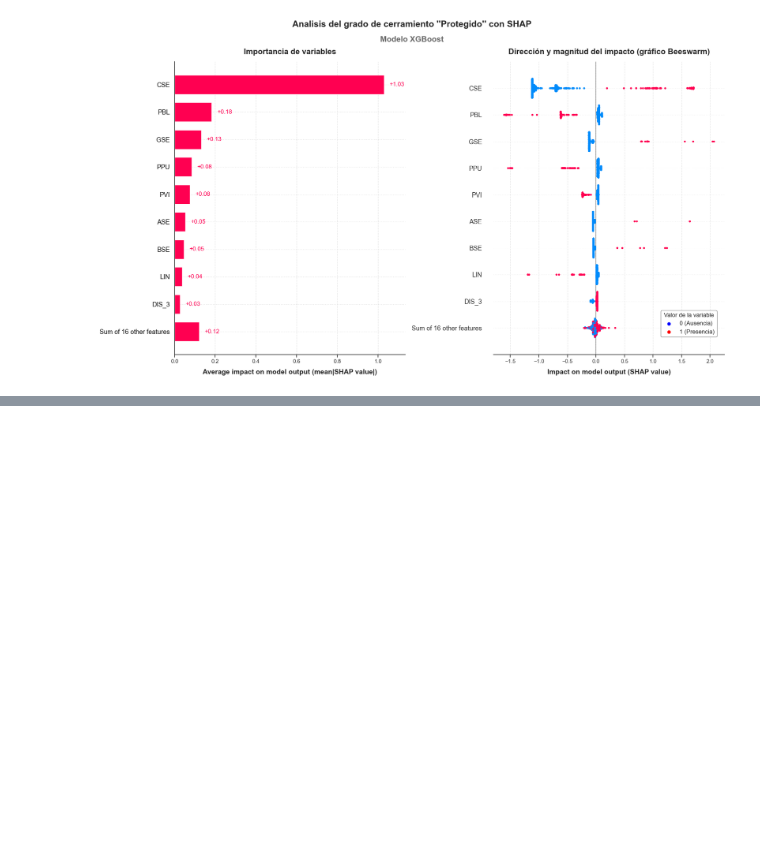
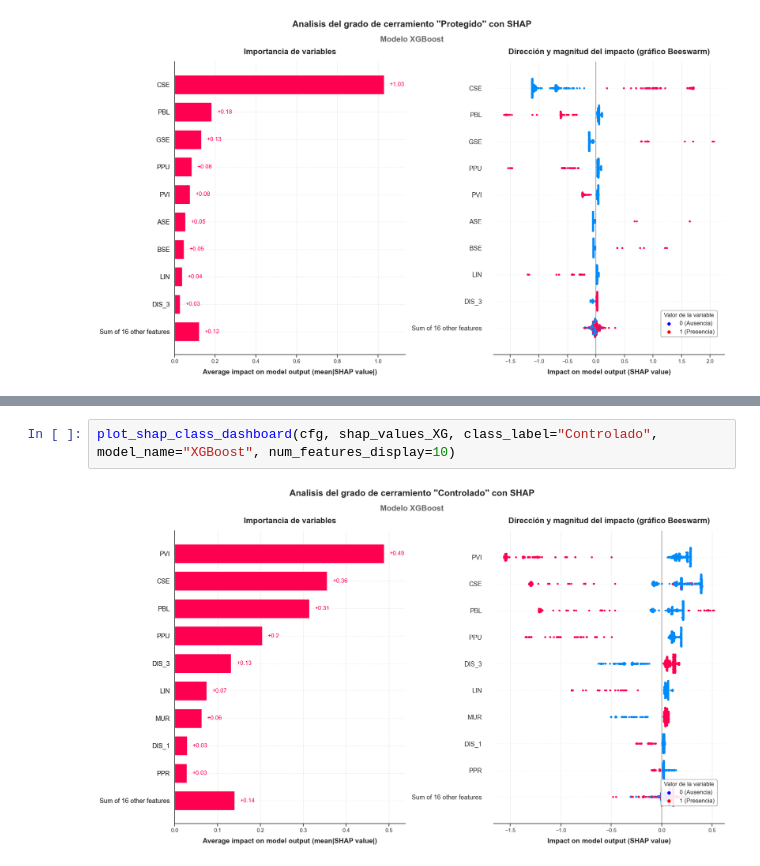
Before and after one commit to davidfernxndez/urban-residential-classification, a Jupyter notebook: notebooks/06_Interpretability_analysis.ipynb, the cells around one changed output, grey strips where cells are left out. Drawn from its saved outputs; the diff is of its cells as text; blank space fills up the shorter version.

```diff
--- a/notebooks/06_Interpretability_analysis.ipynb
+++ b/notebooks/06_Interpretability_analysis.ipynb
@@ -426,0 +517,4 @@ plot_shap_class_dashboard(cfg, shap_values_XG, class_label="Protegido", model_na
+# %%
+plot_shap_class_dashboard(cfg, shap_values_XG, class_label="Controlado", model_name="XGBoost", num_features_display=10)
+# %% [output]
+[figure, added]
```
Also changed, not shown: parts of 31 cells of this notebook, 2 other files.
